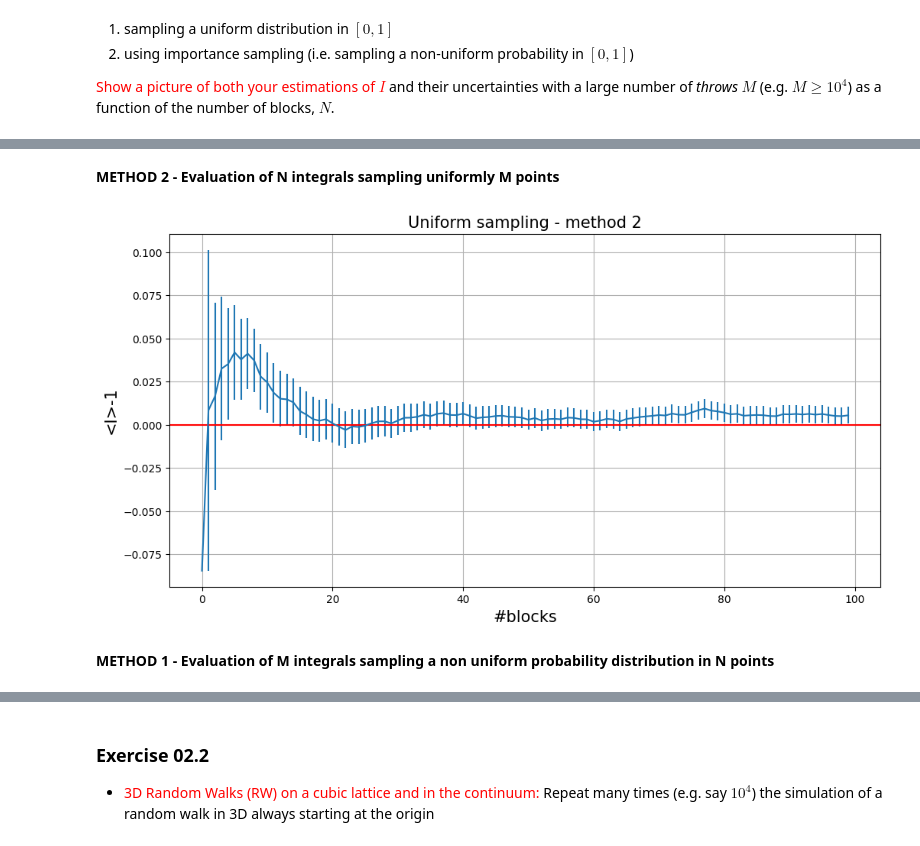
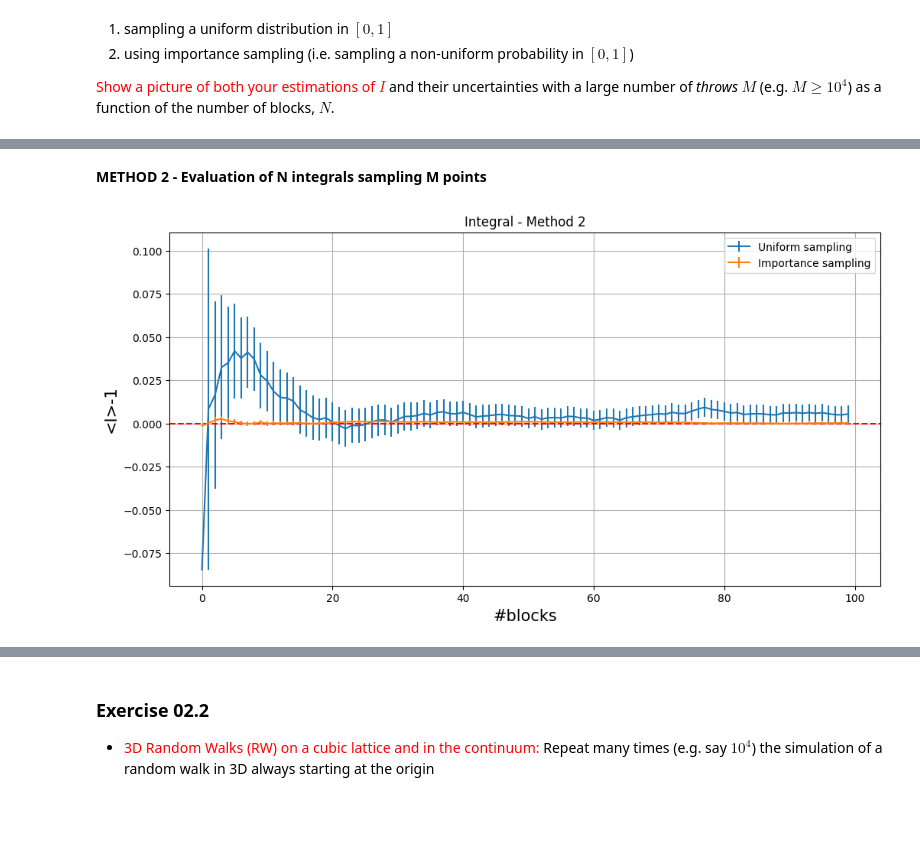
Before and after one commit to francescogrienti/NumericalSimulationLaboratory, a Jupyter notebook: LSN_lecture_02/notebook_2.ipynb, the cells around one changed output, grey strips where cells are left out. Drawn from its saved outputs; the diff is of its cells as text; code cells hidden in the pictures; blank space fills up the shorter version.

```diff
--- a/LSN_lecture_02/notebook_2.ipynb
+++ b/LSN_lecture_02/notebook_2.ipynb
@@ -39,17 +58,18 @@ plt.show()
 # %% [markdown]
-**METHOD 2 - Evaluation of N integrals sampling uniformly M points**
+**METHOD 2 - Evaluation of N integrals sampling M points**
 # %%
-media, varianza = np.loadtxt("/home/francesco/NumericalSimulationLaboratory/LSN_lecture_02/exercise_2_01/results_3.dat", unpack =True, usecols=(0,1))
+media_unif, varianza_unif = np.loadtxt("/home/francesco/NumericalSimulationLaboratory/LSN_lecture_02/exercise_2_01/results_3.dat", unpack =True, usecols=(0,1))
+media_notu, varianza_notu = np.loadtxt("/home/francesco/NumericalSimulationLaboratory/LSN_lecture_02/exercise_2_01/results_4.dat", unpack =True, usecols=(0,1))
 
 plt.figure(figsize=(12,6))
-plt.errorbar(x,media-I,yerr=varianza)
-plt.axhline(y = 0., color = 'r', linestyle = '-')
+plt.errorbar(x,media_unif-I,yerr=varianza_unif, label = "Uniform sampling" )
+plt.errorbar(x,media_notu-I,yerr=varianza_notu, label = "Importance sampling")
+plt.axhline(y = 0., color = 'r', linestyle = '--')
 plt.xlabel('#blocks', fontsize=15)
 plt.ylabel('<I>-1', fontsize=15)
-plt.title("Uniform sampling - method 2", fontsize=15)
+plt.title("Integral - Method 2")
+plt.legend()
 plt.grid(True)
 plt.show()
 # %% [output]
-[figure, old version]
+[figure, new version]
-# %% [markdown]
-**METHOD 1 - Evaluation of M integrals sampling a non uniform probability distribution in N points**
```
Also changed, not shown: parts of 9 cells of this notebook.
